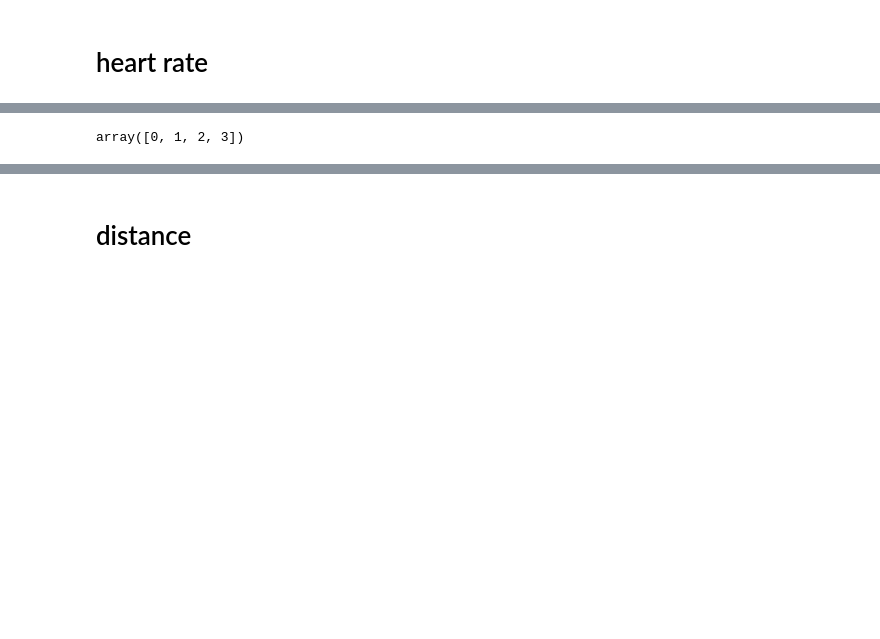
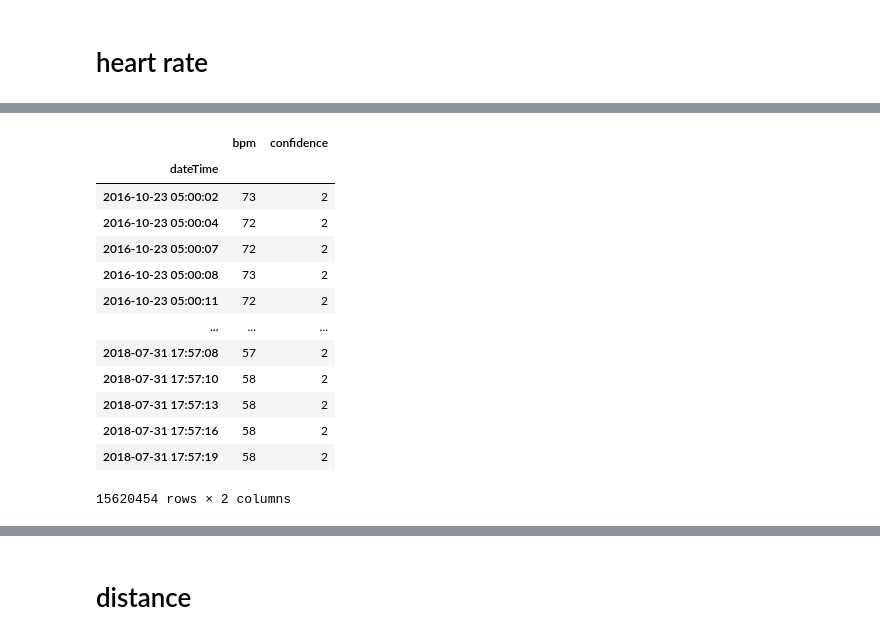
Before and after one commit to DanCorley/fitbit_data, a Jupyter notebook: fitbit.ipynb, the cells around one changed output, grey strips where cells are left out. Cells and saved outputs as stored; diff of their text form; code cells hidden in the pictures; blank space fills up the shorter version.

```diff
--- a/fitbit.ipynb
+++ b/fitbit.ipynb
@@ -111,5 +86,18 @@ heart_df.set_index('dateTime', inplace=True)
 # %%
-heart_df.confidence.unique()
+heart_df
 # %% [output]
+|  | bpm | confidence |
+| dateTime |  |  |
+| 2016-10-23 05:00:02 | 73 | 2 |
+| 2016-10-23 05:00:04 | 72 | 2 |
+| 2016-10-23 05:00:07 | 72 | 2 |
+| 2016-10-23 05:00:08 | 73 | 2 |
+| 2016-10-23 05:00:11 | 72 | 2 |
+| ... | ... | ... |
+| 2018-07-31 17:57:08 | 57 | 2 |
+| 2018-07-31 17:57:10 | 58 | 2 |
+| 2018-07-31 17:57:13 | 58 | 2 |
+| 2018-07-31 17:57:16 | 58 | 2 |
+| 2018-07-31 17:57:19 | 58 | 2 |
-array([0, 1, 2, 3])
+15620454 rows × 2 columns
 # %%
```
Also changed, not shown: parts of 20 cells of this notebook, 1 other file.
